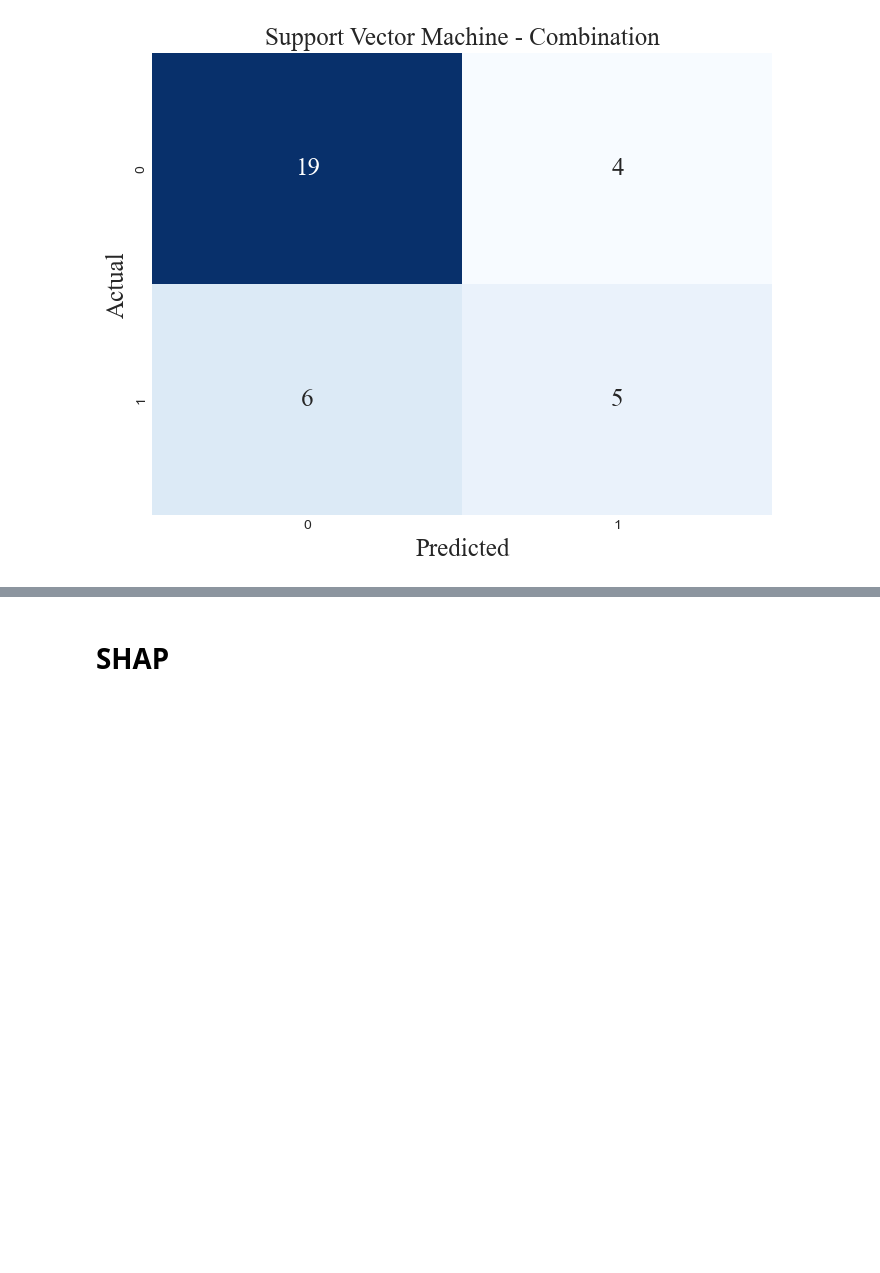
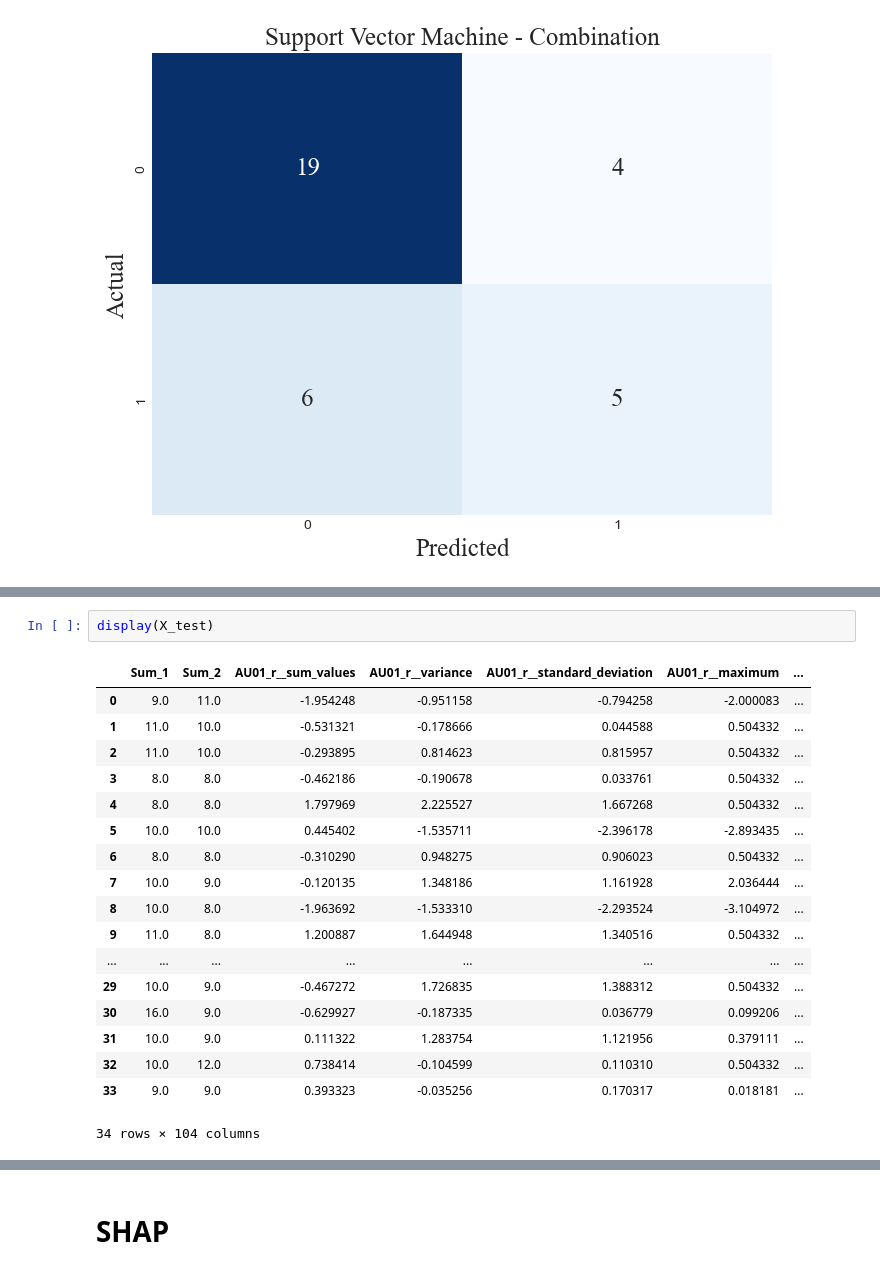
Before and after one commit to DionneSpaltman/predicting_VVR, a Jupyter notebook: models/20_intensity_and_VVR/22_svm.ipynb, the cells around one changed output, grey strips where cells are left out. Cells and saved outputs as stored; diff of their text form; blank space fills up the shorter version.

```diff
--- a/models/20_intensity_and_VVR/22_svm.ipynb
+++ b/models/20_intensity_and_VVR/22_svm.ipynb
@@ -324,0 +366,21 @@ Text(77.58333333333333, 0.5, 'Actual')
+# %%
+display(X_test)
+# %% [output]
+|  | Sum_1 | Sum_2 | AU01_r__sum_values | AU01_r__variance | AU01_r__standard_deviation | AU01_r__maximum | ... |
+| 0 | 9.0 | 11.0 | -1.954248 | -0.951158 | -0.794258 | -2.000083 | ... |
+| 1 | 11.0 | 10.0 | -0.531321 | -0.178666 | 0.044588 | 0.504332 | ... |
+| 2 | 11.0 | 10.0 | -0.293895 | 0.814623 | 0.815957 | 0.504332 | ... |
+| 3 | 8.0 | 8.0 | -0.462186 | -0.190678 | 0.033761 | 0.504332 | ... |
+| 4 | 8.0 | 8.0 | 1.797969 | 2.225527 | 1.667268 | 0.504332 | ... |
+| 5 | 10.0 | 10.0 | 0.445402 | -1.535711 | -2.396178 | -2.893435 | ... |
+| 6 | 8.0 | 8.0 | -0.310290 | 0.948275 | 0.906023 | 0.504332 | ... |
+| 7 | 10.0 | 9.0 | -0.120135 | 1.348186 | 1.161928 | 2.036444 | ... |
+| 8 | 10.0 | 8.0 | -1.963692 | -1.533310 | -2.293524 | -3.104972 | ... |
+| 9 | 11.0 | 8.0 | 1.200887 | 1.644948 | 1.340516 | 0.504332 | ... |
+| ... | ... | ... | ... | ... | ... | ... | ... |
+| 29 | 10.0 | 9.0 | -0.467272 | 1.726835 | 1.388312 | 0.504332 | ... |
+| 30 | 16.0 | 9.0 | -0.629927 | -0.187335 | 0.036779 | 0.099206 | ... |
+| 31 | 10.0 | 9.0 | 0.111322 | 1.283754 | 1.121956 | 0.379111 | ... |
+| 32 | 10.0 | 12.0 | 0.738414 | -0.104599 | 0.110310 | 0.504332 | ... |
+| 33 | 9.0 | 9.0 | 0.393323 | -0.035256 | 0.170317 | 0.018181 | ... |
+34 rows × 104 columns
```
Also changed, not shown: parts of 5 cells of this notebook, 1 other file.
